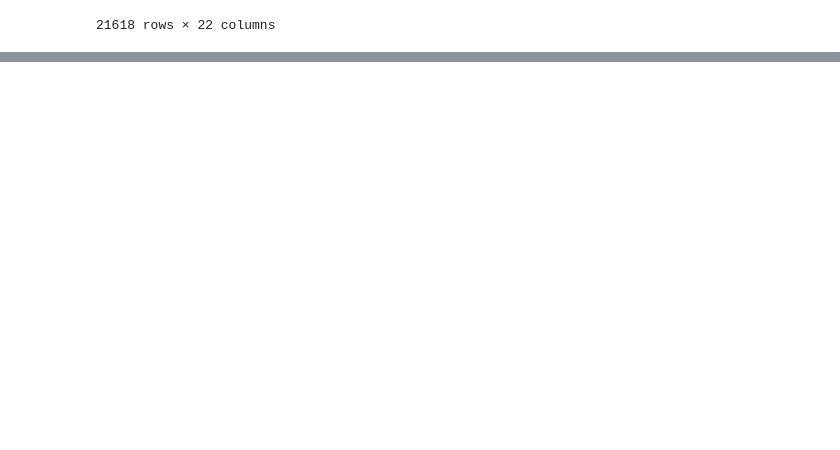
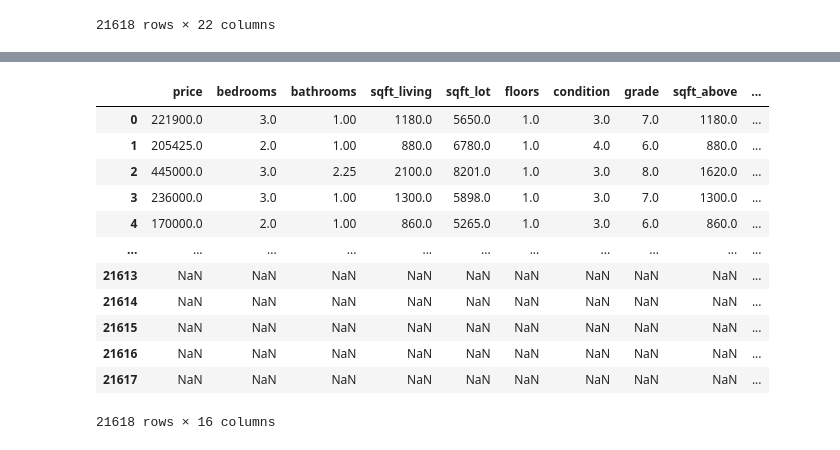
Before and after one commit to eric-blankinshp/Final-Project, a Jupyter notebook: crime_data.ipynb, the cells around one changed output, grey strips where cells are left out. Cells and saved outputs as stored; diff of their text form; code cells hidden in the pictures; blank space fills up the shorter version.

```diff
--- a/crime_data.ipynb
+++ b/crime_data.ipynb
@@ -102,0 +89,17 @@ merged_df.dropna()
+# %%
+clean_merged_df = merged_df.drop(['id', 'date', 'waterfront', 'view', 'sqft_living15', 'sqft_lot15'], axis=1)
+clean_merged_df
+# %% [output]
+|  | price | bedrooms | bathrooms | sqft_living | sqft_lot | floors | condition | grade | sqft_above | ... |
+| 0 | 221900.0 | 3.0 | 1.00 | 1180.0 | 5650.0 | 1.0 | 3.0 | 7.0 | 1180.0 | ... |
+| 1 | 205425.0 | 2.0 | 1.00 | 880.0 | 6780.0 | 1.0 | 4.0 | 6.0 | 880.0 | ... |
+| 2 | 445000.0 | 3.0 | 2.25 | 2100.0 | 8201.0 | 1.0 | 3.0 | 8.0 | 1620.0 | ... |
+| 3 | 236000.0 | 3.0 | 1.00 | 1300.0 | 5898.0 | 1.0 | 3.0 | 7.0 | 1300.0 | ... |
+| 4 | 170000.0 | 2.0 | 1.00 | 860.0 | 5265.0 | 1.0 | 3.0 | 6.0 | 860.0 | ... |
+| ... | ... | ... | ... | ... | ... | ... | ... | ... | ... | ... |
+| 21613 | NaN | NaN | NaN | NaN | NaN | NaN | NaN | NaN | NaN | ... |
+| 21614 | NaN | NaN | NaN | NaN | NaN | NaN | NaN | NaN | NaN | ... |
+| 21615 | NaN | NaN | NaN | NaN | NaN | NaN | NaN | NaN | NaN | ... |
+| 21616 | NaN | NaN | NaN | NaN | NaN | NaN | NaN | NaN | NaN | ... |
+| 21617 | NaN | NaN | NaN | NaN | NaN | NaN | NaN | NaN | NaN | ... |
+21618 rows × 16 columns
```
Also changed, not shown: parts of 17 cells of this notebook, 2 other files.
